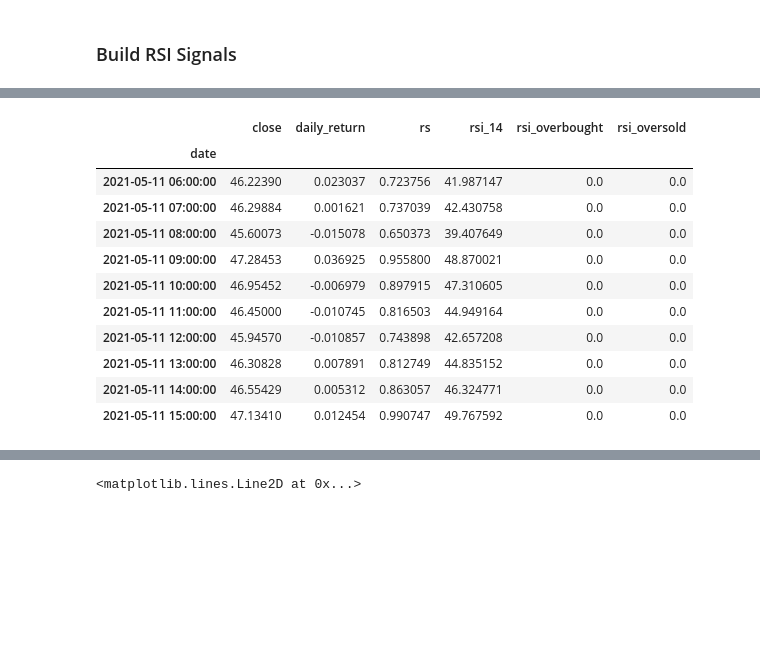
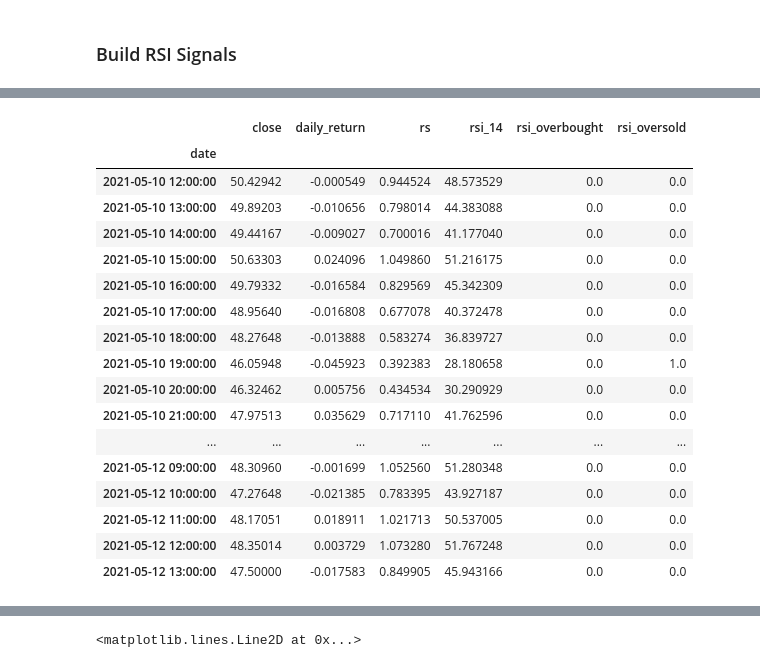
Before and after one commit to Hash3rown/monu-fintech-Project-2, a Jupyter notebook: sandbox/alex_work.ipynb, the cells around one changed output, grey strips where cells are left out. Cells and saved outputs as stored; diff of their text form; code cells hidden in the pictures; blank space fills up the shorter version.

```diff
--- a/sandbox/alex_work.ipynb
+++ b/sandbox/alex_work.ipynb
@@ -356,27 +363,33 @@ historical_prices_df.head()
 # %%
 # Construct a rsi trading signal
 historical_prices_df['rsi_oversold'] = np.where(historical_prices_df['rsi_14'] < 30, 1.0, 0.0)
 historical_prices_df['rsi_overbought'] = np.where(historical_prices_df['rsi_14'] > 70, 1.0, 0.0)
 
 
 # Set x variable list of features
 rsi_list = ['close', 'daily_return', 'rs', 'rsi_14', 'rsi_overbought', 'rsi_oversold'] # NEED TO ADD 'rsi_signal',
 
-historical_prices_df[rsi_list].iloc[70:80]
+historical_prices_df[rsi_list].iloc[50:100]
 # historical_prices_df.head()
 # %% [output]
 |  | close | daily_return | rs | rsi_14 | rsi_overbought | rsi_oversold |
 | date |  |  |  |  |  |  |
-| 2021-05-11 06:00:00 | 46.22390 | 0.023037 | 0.723756 | 41.987147 | 0.0 | 0.0 |
-| 2021-05-11 07:00:00 | 46.29884 | 0.001621 | 0.737039 | 42.430758 | 0.0 | 0.0 |
-| 2021-05-11 08:00:00 | 45.60073 | -0.015078 | 0.650373 | 39.407649 | 0.0 | 0.0 |
-| 2021-05-11 09:00:00 | 47.28453 | 0.036925 | 0.955800 | 48.870021 | 0.0 | 0.0 |
-| 2021-05-11 10:00:00 | 46.95452 | -0.006979 | 0.897915 | 47.310605 | 0.0 | 0.0 |
-| 2021-05-11 11:00:00 | 46.45000 | -0.010745 | 0.816503 | 44.949164 | 0.0 | 0.0 |
-| 2021-05-11 12:00:00 | 45.94570 | -0.010857 | 0.743898 | 42.657208 | 0.0 | 0.0 |
-| 2021-05-11 13:00:00 | 46.30828 | 0.007891 | 0.812749 | 44.835152 | 0.0 | 0.0 |
-| 2021-05-11 14:00:00 | 46.55429 | 0.005312 | 0.863057 | 46.324771 | 0.0 | 0.0 |
-| 2021-05-11 15:00:00 | 47.13410 | 0.012454 | 0.990747 | 49.767592 | 0.0 | 0.0 |
+| 2021-05-10 12:00:00 | 50.42942 | -0.000549 | 0.944524 | 48.573529 | 0.0 | 0.0 |
+| 2021-05-10 13:00:00 | 49.89203 | -0.010656 | 0.798014 | 44.383088 | 0.0 | 0.0 |
+| 2021-05-10 14:00:00 | 49.44167 | -0.009027 | 0.700016 | 41.177040 | 0.0 | 0.0 |
+| 2021-05-10 15:00:00 | 50.63303 | 0.024096 | 1.049860 | 51.216175 | 0.0 | 0.0 |
+| 2021-05-10 16:00:00 | 49.79332 | -0.016584 | 0.829569 | 45.342309 | 0.0 | 0.0 |
+| 2021-05-10 17:00:00 | 48.95640 | -0.016808 | 0.677078 | 40.372478 | 0.0 | 0.0 |
+| 2021-05-10 18:00:00 | 48.27648 | -0.013888 | 0.583274 | 36.839727 | 0.0 | 0.0 |
+| 2021-05-10 19:00:00 | 46.05948 | -0.045923 | 0.392383 | 28.180658 | 0.0 | 1.0 |
+| 2021-05-10 20:00:00 | 46.32462 | 0.005756 | 0.434534 | 30.290929 | 0.0 | 0.0 |
+| 2021-05-10 21:00:00 | 47.97513 | 0.035629 | 0.717110 | 41.762596 | 0.0 | 0.0 |
+| ... | ... | ... | ... | ... | ... | ... |
+| 2021-05-12 09:00:00 | 48.30960 | -0.001699 | 1.052560 | 51.280348 | 0.0 | 0.0 |
+| 2021-05-12 10:00:00 | 47.27648 | -0.021385 | 0.783395 | 43.927187 | 0.0 | 0.0 |
+| 2021-05-12 11:00:00 | 48.17051 | 0.018911 | 1.021713 | 50.537005 | 0.0 | 0.0 |
+| 2021-05-12 12:00:00 | 48.35014 | 0.003729 | 1.073280 | 51.767248 | 0.0 | 0.0 |
+| 2021-05-12 13:00:00 | 47.50000 | -0.017583 | 0.849905 | 45.943166 | 0.0 | 0.0 |
 # %%
 # Create a lagging window in which you get a buy/sell signal
 
```
Also changed, not shown: parts of 45 cells of this notebook.
